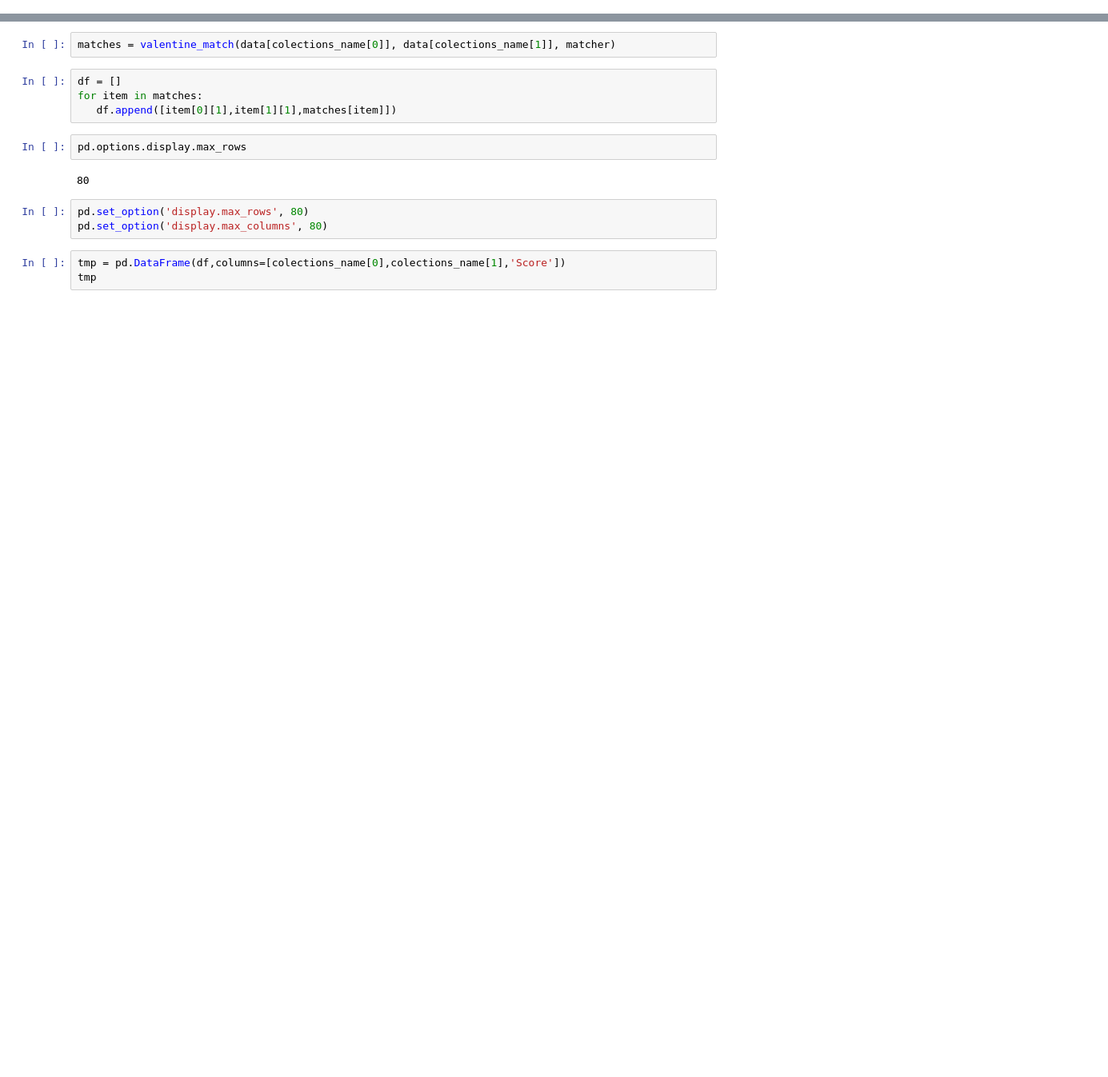
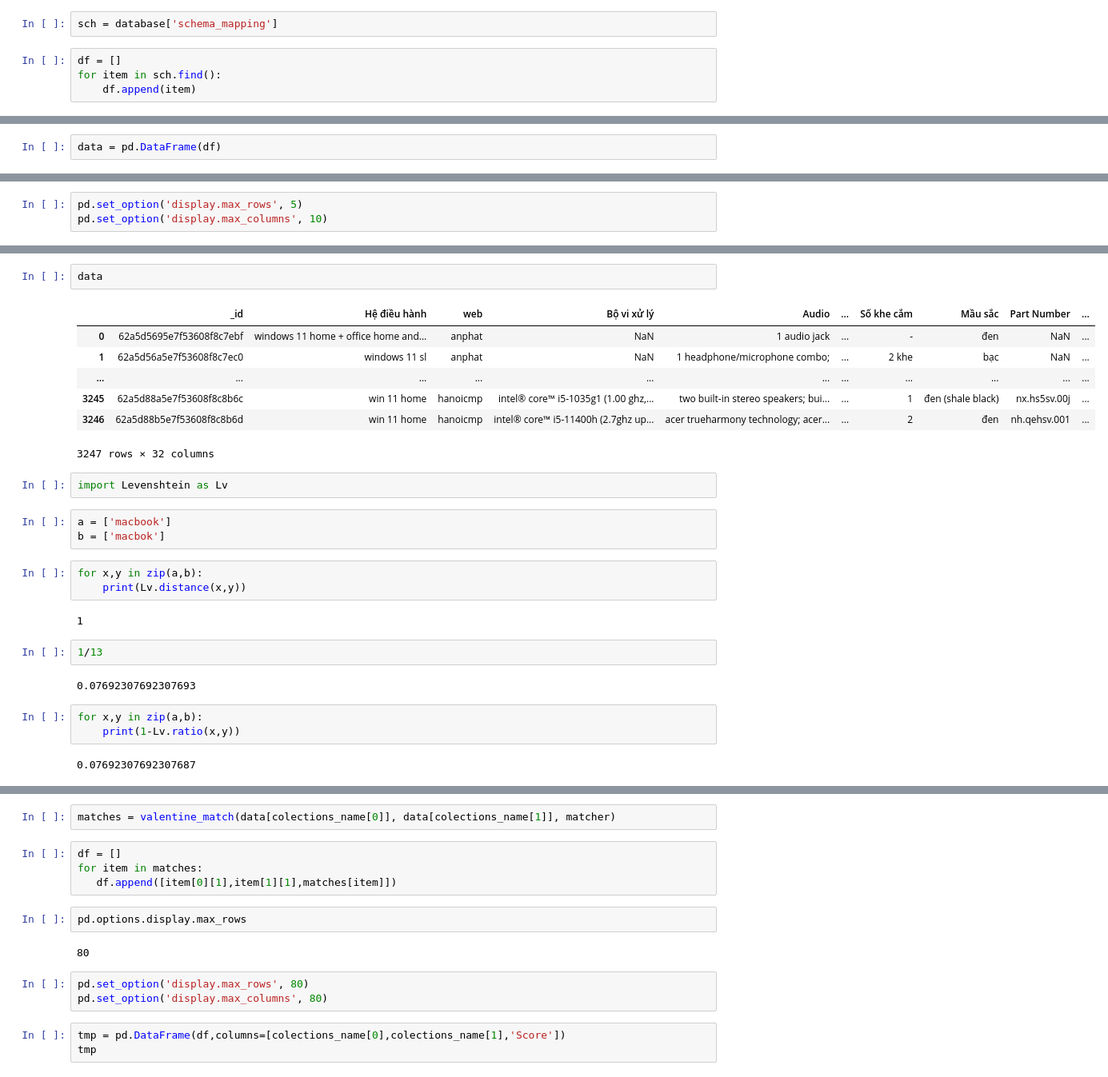
Before and after one commit to daominhkhanh20/DataIntergration, a Jupyter notebook: src/schema_mapping/mapping.ipynb, the cells around one changed output, grey strips where cells are left out. Shown at 80% size. Drawn from its saved outputs; the diff is of its cells as text; blank space fills up the shorter version.

Commit message:
update schema mapping

```diff
--- a/src/schema_mapping/mapping.ipynb
+++ b/src/schema_mapping/mapping.ipynb
@@ -0,0 +9,6 @@
+# %%
+sch = database['schema_mapping']
+# %%
+df = []
+for item in sch.find():
+    df.append(item)
@@ -0,0 +17,2 @@
+# %%
+data = pd.DataFrame(df)
@@ -0,0 +23,3 @@
+# %%
+pd.set_option('display.max_rows', 5)
+pd.set_option('display.max_columns', 10)
@@ -0,0 +36,29 @@
+# %%
+data
+# %% [output]
+|  | _id | Hệ điều hành | web | Bộ vi xử lý | Audio | ... | Số khe cắm | Mầu sắc | Part Number | ... |
+| 0 | 62a5d5695e7f53608f8c7ebf | windows 11 home + office home and... | anphat | NaN | 1 audio jack | ... | - | đen | NaN | ... |
+| 1 | 62a5d56a5e7f53608f8c7ec0 | windows 11 sl | anphat | NaN | 1 headphone/microphone combo; | ... | 2 khe | bạc | NaN | ... |
+| ... | ... | ... | ... | ... | ... | ... | ... | ... | ... | ... |
+| 3245 | 62a5d88a5e7f53608f8c8b6c | win 11 home | hanoicmp | intel® core™ i5-1035g1 (1.00 ghz,... | two built-in stereo speakers; bui... | ... | 1 | đen (shale black) | nx.hs5sv.00j | ... |
+| 3246 | 62a5d88b5e7f53608f8c8b6d | win 11 home | hanoicmp | intel® core™ i5-11400h (2.7ghz up... | acer trueharmony technology; acer... | ... | 2 | đen | nh.qehsv.001 | ... |
+3247 rows × 32 columns
+# %%
+import Levenshtein as Lv
+# %%
+a = ['macbook']
+b = ['macbok']
+# %%
+for x,y in zip(a,b):
+    print(Lv.distance(x,y))
+# %% [output]
+1
+# %%
+1/13
+# %% [output]
+0.07692307692307693
+# %%
+for x,y in zip(a,b):
+    print(1-Lv.ratio(x,y))
+# %% [output]
+0.07692307692307687
```
Also changed, not shown: parts of 5 cells of this notebook, 4 other files.
